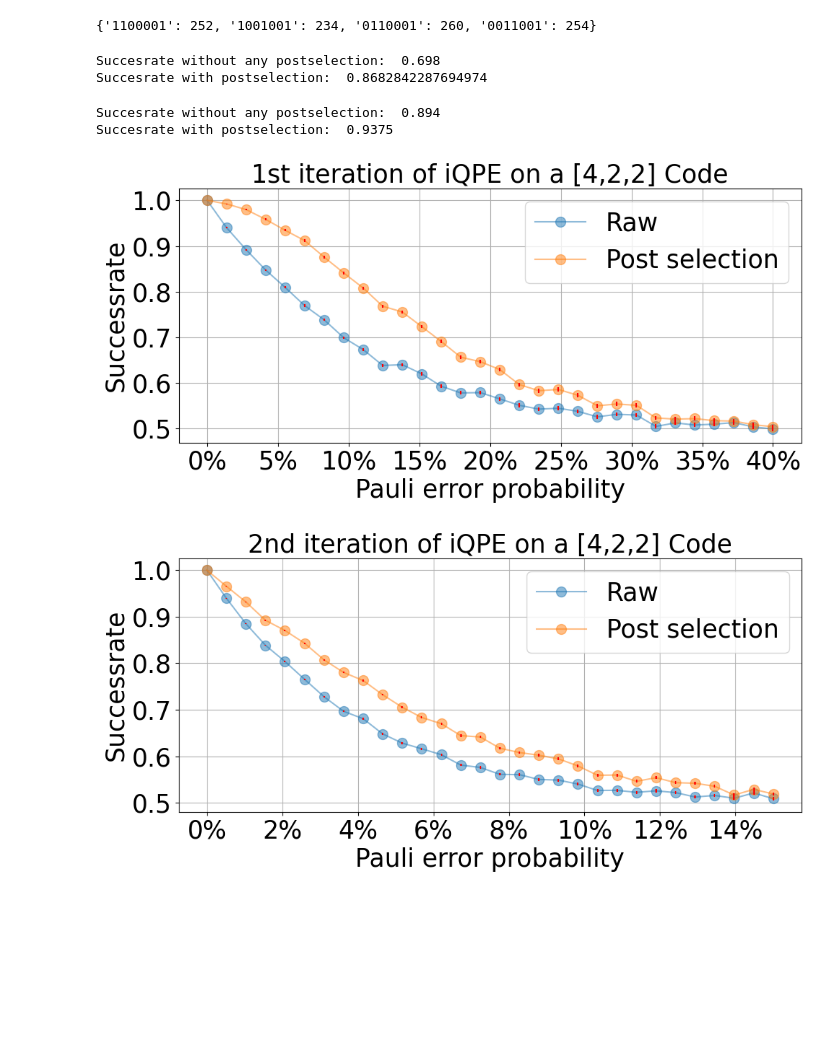
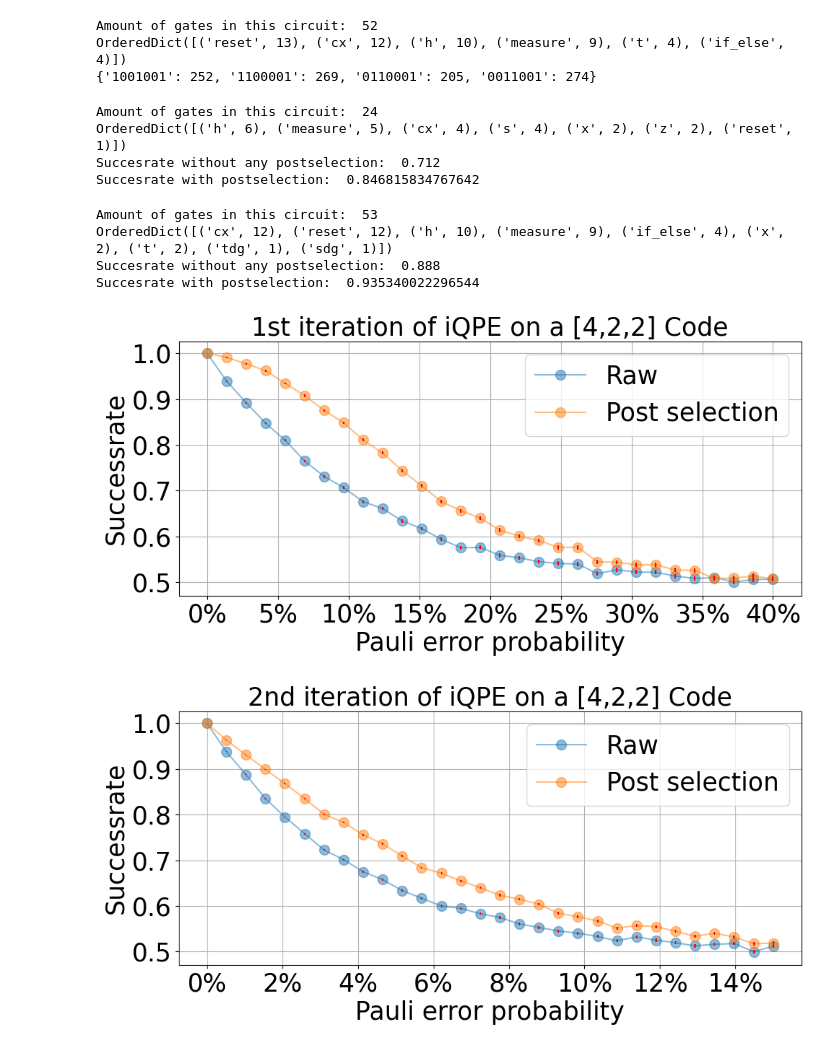
Before and after one commit to RicemanBoy/Bachelor, a Jupyter notebook: [4,2,2] CssCode.ipynb, the cells around one changed output. Drawn from its saved outputs; the diff is of its cells as text; code cells hidden in the pictures; blank space fills up the shorter version.

```diff
--- a/[4,2,2] CssCode.ipynb
+++ b/[4,2,2] CssCode.ipynb
@@ -200,6 +200,11 @@ def CS_L(qc: QuantumCircuit, q: list, control: int, target: int)-> QuantumCircui
     adj_T_L(qc, q, target)
     CNOT(control, q)
 
+def gates(circuit:QuantumCircuit):
+    qc = circuit
+    hmm = dict(qc.count_ops())
+    return print("Amount of gates in this circuit: ", sum(hmm.values()))
+
 def readout(qc: QuantumCircuit, q: list, pos: int,shots: int, err: float):
     qc.reset(q[4])
     if pos == 1:
@@ -212,6 +217,9 @@ def readout(qc: QuantumCircuit, q: list, pos: int,shots: int, err: float):
 
     for i in range(4):
         qc.measure(q[i],6-i)
+
+    gates(qc)
+    print(qc.count_ops())
 
     sim = AerSimulator()
     if err == 0:
@@ -251,7 +259,9 @@ counts = readout(qc, q, 2, 1000, 0)
 
 print(counts)
 # %% [output]
-{'1100001': 252, '1001001': 234, '0110001': 260, '0011001': 254}
+Amount of gates in this circuit:  52
+OrderedDict([('reset', 13), ('cx', 12), ('h', 10), ('measure', 9), ('t', 4), ('if_else', 4)])
+{'1001001': 252, '1100001': 269, '0110001': 205, '0011001': 274}
 # %%
 #iQPE first iteration
 def iQPE_1(shots: int, err: float):
@@ -304,8 +314,10 @@ all = all/postselec
 
 print("Succesrate with postselection: ", all)
 # %% [output]
-Succesrate without any postselection:  0.698
-Succesrate with postselection:  0.8682842287694974
+Amount of gates in this circuit:  24
+OrderedDict([('h', 6), ('measure', 5), ('cx', 4), ('s', 4), ('x', 2), ('z', 2), ('reset', 1)])
+Succesrate without any postselection:  0.712
+Succesrate with postselection:  0.846815834767642
 # %%
 #iQPE second iteration
 
@@ -363,8 +375,10 @@ all = all/postselec
 
 print("Succesrate with postselection: ", all)
 # %% [output]
-Succesrate without any postselection:  0.894
-Succesrate with postselection:  0.9375
+Amount of gates in this circuit:  53
+OrderedDict([('cx', 12), ('reset', 12), ('h', 10), ('measure', 9), ('if_else', 4), ('x', 2), ('t', 2), ('tdg', 1), ('sdg', 1)])
+Succesrate without any postselection:  0.888
+Succesrate with postselection:  0.935340022296544
 # %%
 plot_x = np.linspace(0,0.4,30)
 plot_y = []
@@ -412,6 +426,9 @@ for i in range(len(plot_x)):
 
 err = [np.sqrt((i-i**2)/shots) for i in plot_x]
 
+data = np.array((plot_x,plot_y,plot_y_ps))
+np.savetxt("iQPE_1st_CSS.txt", data, delimiter=",")
+
 fig, ax = plt.subplots(figsize=(10,5))
 ax.xaxis.set_major_formatter(ticker.PercentFormatter(xmax=1, decimals = 0))
 
@@ -430,7 +447,7 @@ plt.tight_layout()
 plt.savefig("1.png", dpi = 200)
 plt.show()
 # %% [output]
-[figure, old version]
+[figure, new version]
 # %%
 q = [0,1,2,3,4,5,6]         # = q0, q1, q2, q3, a, s_m, t_m    in this order
 qc = code()
@@ -473,31 +490,34 @@ for i in range(len(plot_x)):
     for i in range(len(x)):
         if int(x[i][6]) == 0 and check[i] == 1:
             all += y_new[i]
 
     postselec = sum(y_new)
 
     all = all/postselec
 
     plot_y_ps.append(all)
 
 err = [np.sqrt((i-i**2)/shots) for i in plot_x]
 
+data = np.array((plot_x,plot_y,plot_y_ps))
+np.savetxt("Plots/iQPE_2nd_CSS.txt", data, delimiter=",")
+
 fig, ax = plt.subplots(figsize=(10,5))
 ax.xaxis.set_major_formatter(ticker.PercentFormatter(xmax=1, decimals = 0))
 
 ax.plot(plot_x,plot_y, label="Raw", marker = ".",markersize = 20, alpha = 0.5)
 ax.plot(plot_x,plot_y_ps, label="Post selection", marker = ".",markersize = 20, alpha = 0.5)
 ax = plt.errorbar(plot_x, plot_y, yerr=err, ecolor="red", linestyle="")
 ax = plt.errorbar(plot_x, plot_y_ps, yerr=err, ecolor="red", linestyle="")
 plt.title("2nd iteration of iQPE on a [4,2,2] Code", fontsize=25)
 plt.xlabel("Pauli error probability",fontsize=25)
 plt.ylabel("Successrate",fontsize=25)
 plt.xticks(fontsize=25)
 plt.yticks(fontsize=25)
 plt.grid()
 plt.legend(fontsize=25)
 plt.tight_layout()
 plt.savefig("2.png", dpi = 200)
 plt.show()
 # %% [output]
-[figure, old version]
+[figure, new version]
```
Also changed, not shown: parts of 2 cells of this notebook, 10 other files.
